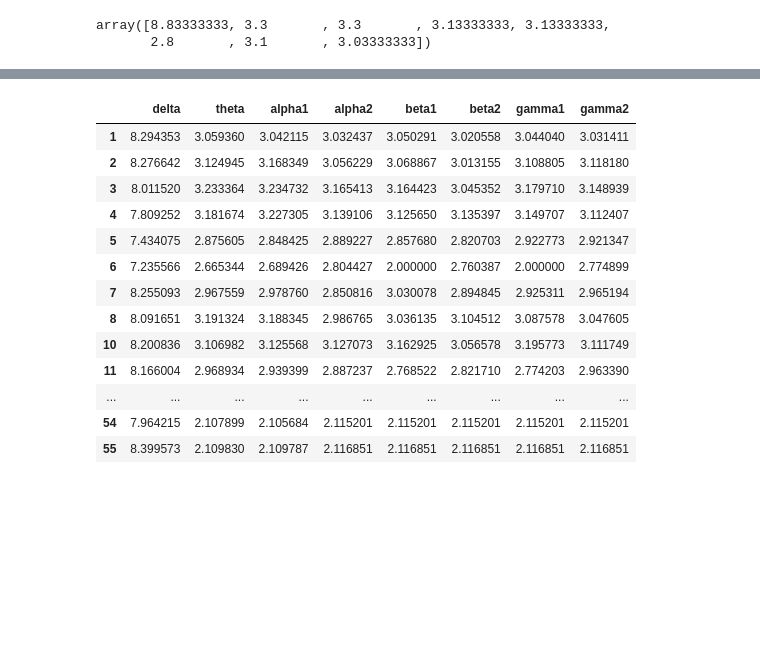
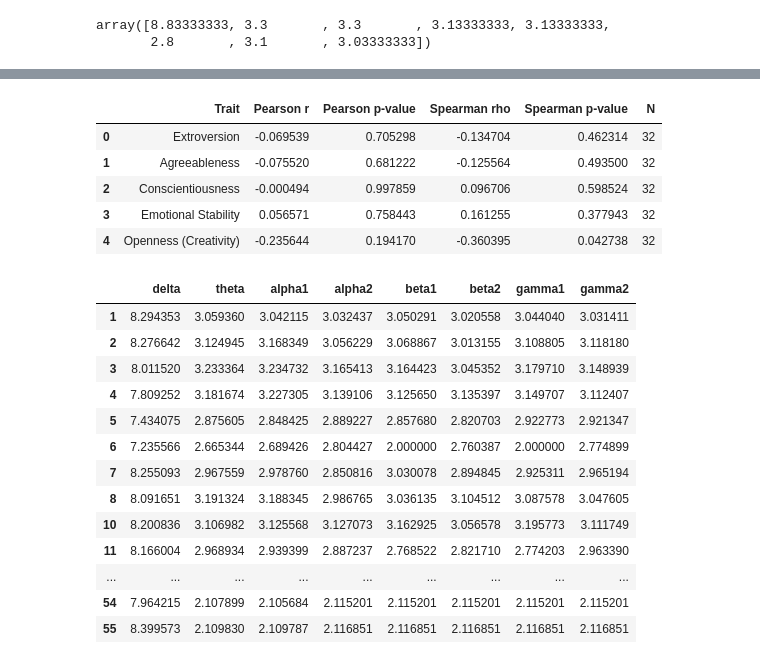
Before and after one commit to deybelman/EEG_Analysis_Project, a Jupyter notebook: analysis.ipynb, the cells around one changed output, grey strips where cells are left out. Cells and saved outputs as stored; diff of their text form; code cells hidden in the pictures; blank space fills up the shorter version.

```diff
--- a/analysis.ipynb
+++ b/analysis.ipynb
@@ -51,0 +64,19 @@ def get_all_channels_from_mat(file_path):
+# %%
+# Step 2: Select only relevant columns (Personality + EEG channels)
+# Extract personality trait columns and EEG LZC channel columns
+
+personality_cols = [
+    "Extroversion",
+    "Agreeableness",
+    "Conscientiousness",
+    "Emotional Stability",
+    "Openness (Creativity)"
+]
+
+eeg_cols = channels  # delta, theta, alpha1, alpha2, beta1, beta2, gamma1, gamma2
+
+# Create subset DataFrame with only relevant columns
+eeg_personality_sub_df = eeg_personality_merged_df[personality_cols + eeg_cols].copy()
+
+print(f"Subset DataFrame shape: {eeg_personality_sub_df.shape}")
+eeg_personality_sub_df.head()
@@ -426,3 +613,71 @@ lzc_df.loc['25'][20]
 # %% [output]
 array([8.83333333, 3.3       , 3.3       , 3.13333333, 3.13333333,
        2.8       , 3.1       , 3.03333333])
+# %%
+# Correlation analysis between Gamma LZC scores and personality traits
+from scipy import stats
+import seaborn as sns
+import matplotlib.pyplot as plt
+
+# Merge the two DataFrames on participant index
+merged_gamma_df = personality_filtered_1_to_36_df.merge(
+    participant_gamma_mean_df,
+    left_index=True,
+    right_index=True,
+    how='inner'
+)
+
+# --------------------------
+# 1. Select variables
+# --------------------------
+traits = [
+    "Extroversion",
+    "Agreeableness",
+    "Conscientiousness",
+    "Emotional Stability",
+    "Openness (Creativity)"
+]
+entropy_col = "Mean_LZC_Gamma"
+
+results_gamma = []
+
+# --------------------------
+# 2. Compute correlations
+# --------------------------
+for trait in traits:
+    # Get valid pairs (drop NaN values)
+    valid_data = merged_gamma_df[[trait, entropy_col]].dropna()
+
+    if len(valid_data) > 2:  # Need at least 3 points for correlation
+        # Pearson
+        r, p = stats.pearsonr(valid_data[trait], valid_data[entropy_col])
+        # Spearman
+        rho, p_rho = stats.spearmanr(valid_data[trait], valid_data[entropy_col])
+
+        results_gamma.append({
+            "Trait": trait,
+            "Pearson r": r,
+            "Pearson p-value": p,
+            "Spearman rho": rho,
+            "Spearman p-value": p_rho,
+            "N": len(valid_data)
+        })
+    else:
+        results_gamma.append({
+            "Trait": trait,
+            "Pearson r": np.nan,
+            "Pearson p-value": np.nan,
+            "Spearman rho": np.nan,
+            "Spearman p-value": np.nan,
+            "N": len(valid_data)
+        })
+
+corr_gamma_df = pd.DataFrame(results_gamma)
+
+# --------------------------
+# 3. Show results
+# --------------------------
+print("Correlation Results (Gamma Only):")
+print("=" * 80)
+corr_gamma_df
+# %% [output]
@@ -429,3 +686,9 @@ array([8.83333333, 3.3       , 3.3       , 3.13333333, 3.13333333,
+|  | Trait | Pearson r | Pearson p-value | Spearman rho | Spearman p-value | N |
+| 0 | Extroversion | -0.069539 | 0.705298 | -0.134704 | 0.462314 | 32 |
+| 1 | Agreeableness | -0.075520 | 0.681222 | -0.125564 | 0.493500 | 32 |
+| 2 | Conscientiousness | -0.000494 | 0.997859 | 0.096706 | 0.598524 | 32 |
+| 3 | Emotional Stability | 0.056571 | 0.758443 | 0.161255 | 0.377943 | 32 |
+| 4 | Openness (Creativity) | -0.235644 | 0.194170 | -0.360395 | 0.042738 | 32 |
 # %%
 # Create DataFrame with participants as rows and channels as columns
 # Each cell contains the mean LZC value for that participant-channel combination
```
Also changed, not shown: parts of 16 cells of this notebook.
